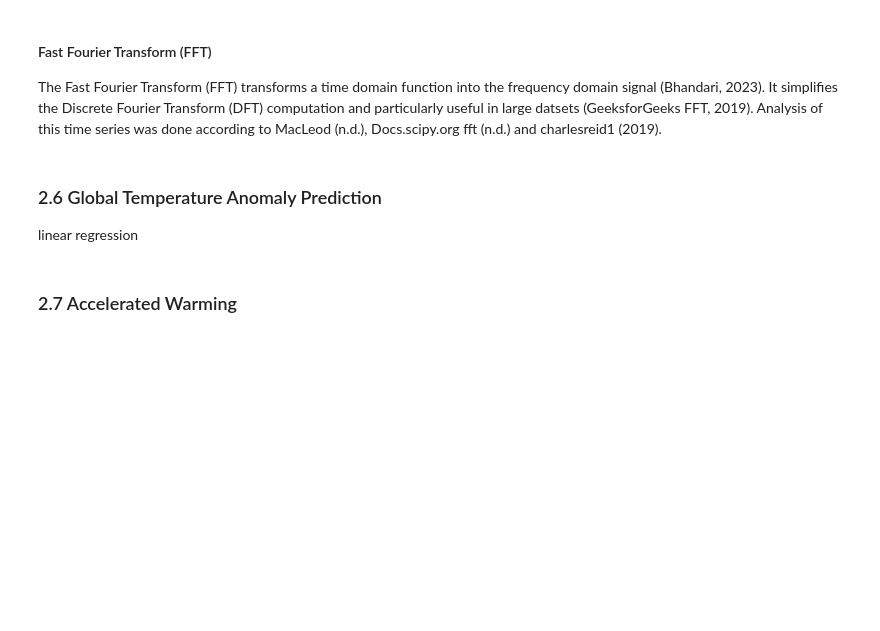
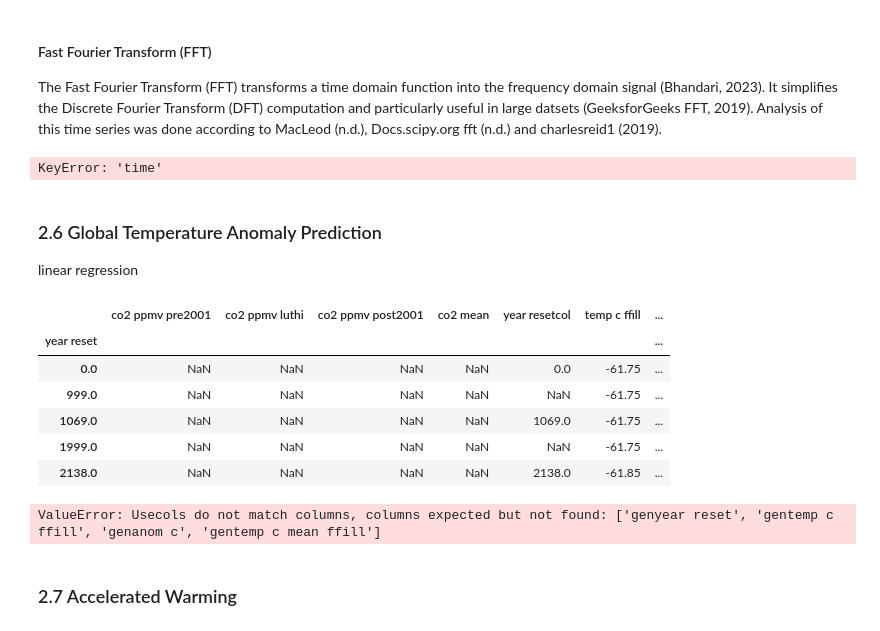
Before and after one commit to nurbujang/2progdaw23, a Jupyter notebook: project2.ipynb, the cells around one changed output. Cells and saved outputs as stored; diff of their text form; code cells hidden in the pictures; blank space fills up the shorter version.

```diff
--- a/project2.ipynb
+++ b/project2.ipynb
@@ -1445,6 +1412,6 @@ RangeIndex(start=0, stop=130172, step=1)
 # %% [markdown]
 Because the dataframe index has duplicate values, reset_index (Davs2rt, 2016, Evangelista, 2023) and drop duplicated were executed before saving to csv (Pandas.pydata.org .to_csv, n.d.). and json format (Pandas.pydata.org to_json, n.d.).
 # %%
-df_all_merge.reset_index(drop=True, inplace=True) # OR df_all_merge.index.drop_duplicates()
 df_all_merge.to_csv('df_all_merge.csv', index=True)
-df_all_merge.to_json('df_all_merge.json', index=True)
+df_all_merge.reset_index(drop=False).to_json('df_all_merge.json', index=True)
+df_all_merge.head(3)
@@ -1451,14 +1423,0 @@ df_all_merge.to_json('df_all_merge.json', index=True)
-# %%
-for i, _ in enumerate(df_all):
-    print(i)
-    try:
-        df_all_merge = df_all_merge.merge(df_all[i+1],
-                                          left_on='year', right_on='year', how='outer')
-    except NameError:
-        df_all_merge = df_all[0].merge(df_all[1],
-                                       left_on='year', right_on='year', how='outer')
-        print('i before', i)
-        #i += 2
-        print('i after', i)
-    except:
-        continue
@@ -1487,2 +1423,0 @@ df_all_merge
-# %%
-df_all_merge = df_all[0].merge(df_all[1], left_on='year', right_on='year', how='outer')
@@ -1491,2 +1423,0 @@ KeyError: 'year'
-# %%
-df_all_merge = df_all_merge.merge(df_all[2], left_on='year', right_on='year', how='outer')
@@ -1507,7 +1527,60 @@ df_all[2].head(3)
 
 The Fast Fourier Transform (FFT) transforms a time domain function into the frequency domain signal (Bhandari, 2023). It simplifies the Discrete Fourier Transform (DFT) computation and particularly useful in large datsets (GeeksforGeeks FFT, 2019).
 Analysis of this time series was done according to MacLeod (n.d.), Docs.scipy.org fft (n.d.) and charlesreid1 (2019).
+# %%
+fftcols = ['co2 mean', 'temp c ffill', 'ch4 mean', 'irtemp mean', 'irrain mean']
+dfamfft = pd.read_csv('df_all_merge.csv', usecols=fftcols)
+dfamfft.head(3)
+
+time_resolution = dfamfft['time'].diff().mean() # check the time resolution
+
+sampling_rate = 1 / time_resolution
+
+def perform_fft(data, sampling_rate):
+    fft_results = {}
+    for column in data.columns:
+        signal = data[column].values
+        n = len(signal)
+        freq = np.fft.fftfreq(n, d=1/sampling_rate)
+        fft_values = np.fft.fft(signal)
+        fft_magnitude = np.abs(fft_values)
+
+        fft_results[column] = {
+            'frequency': freq,
+            'magnitude': fft_magnitude
+        }
+    return fft_results
+
+fft_results = perform_fft(dfamfft, sampling_rate)
+
+
+for column, result in fft_results.items():
+    plt.figure(figsize=(10, 4))
+    plt.plot(result['frequency'], result['magnitude'])
+    plt.title(f'FFT for {column}')
+    plt.xlabel('Frequency (Hz)')
+    plt.ylabel('Magnitude')
+    plt.grid(True)
+    plt.show()
+# %% [output]
+KeyError: 'time'
 # %% [markdown]
 ### 2.6 Global Temperature Anomaly Prediction
 
 linear regression
+# %%
+df_all_merge.head()
+# %% [output]
+|  | co2 ppmv pre2001 | co2 ppmv luthi | co2 ppmv post2001 | co2 mean | year resetcol | temp c ffill | ... |
+| year reset |  |  |  |  |  |  | ... |
+| 0.0 | NaN | NaN | NaN | NaN | 0.0 | -61.75 | ... |
+| 999.0 | NaN | NaN | NaN | NaN | NaN | -61.75 | ... |
+| 1069.0 | NaN | NaN | NaN | NaN | 1069.0 | -61.75 | ... |
+| 1999.0 | NaN | NaN | NaN | NaN | NaN | -61.75 | ... |
+| 2138.0 | NaN | NaN | NaN | NaN | 2138.0 | -61.85 | ... |
+# %%
+tempancols = ['genyear reset', 'gentemp c ffill', 'gentemp c mean ffill', 'genanom c']
+dfamtempan = pd.read_csv('df_all_merge.csv', usecols=tempancols)
+dfamtempan.head(3)
+# %% [output]
+ValueError: Usecols do not match columns, columns expected but not found: ['genyear reset', 'gentemp c ffill', 'genanom c', 'gentemp c mean ffill']
```
Also changed, not shown: parts of 24 cells of this notebook, 3 other files.
